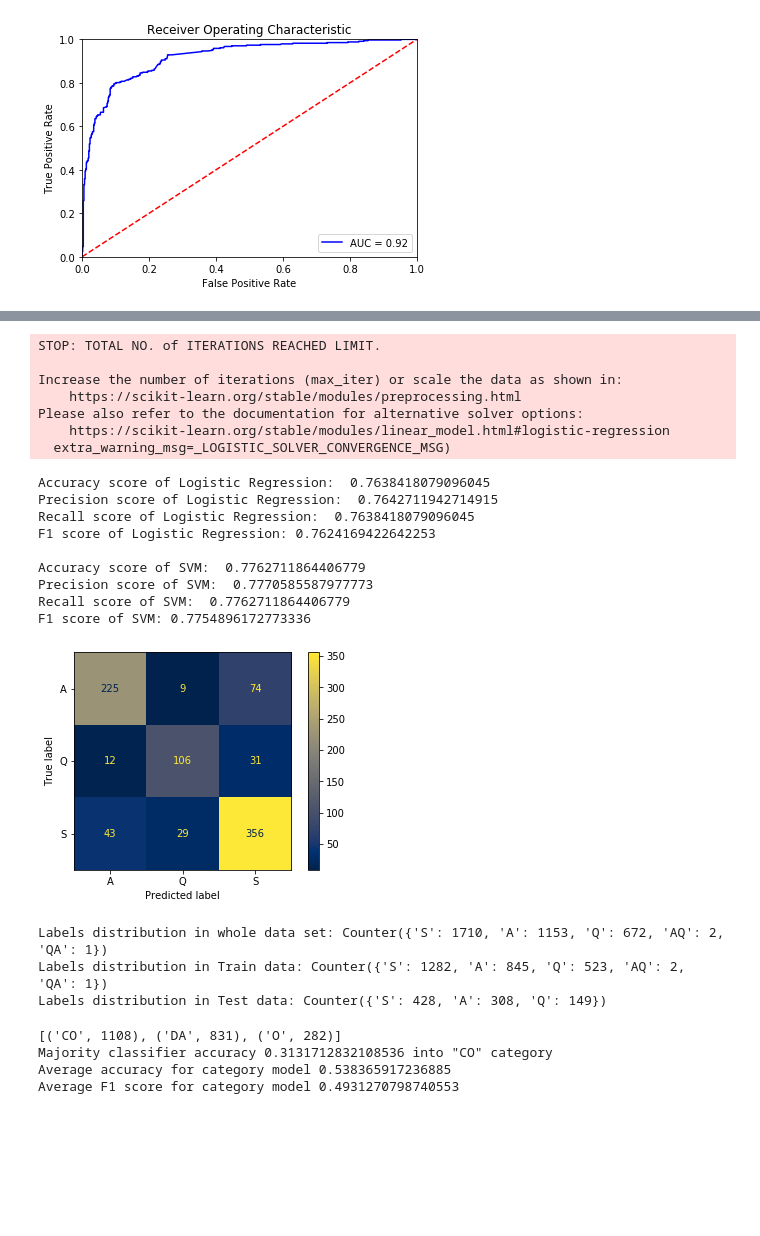
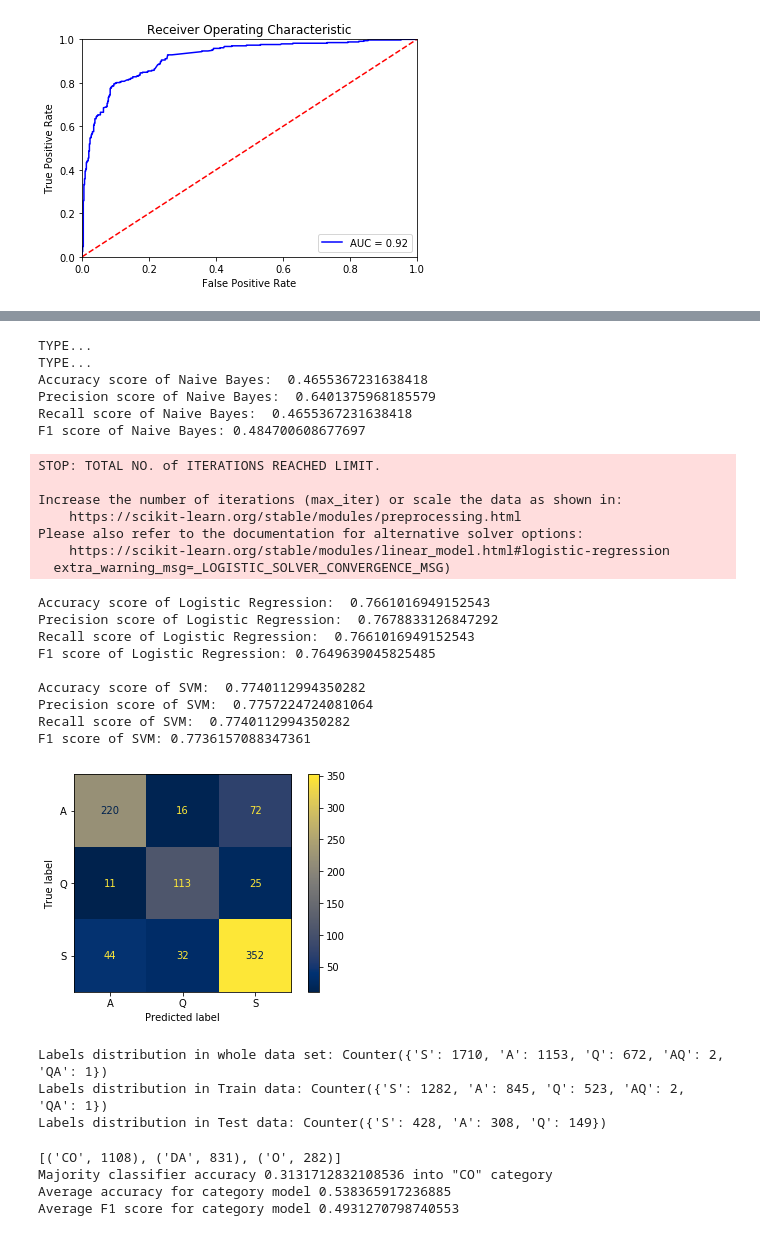
Before and after one commit to domenkos/IMapBook-NLP, a Jupyter notebook: code/Experiments.ipynb, the cells around one changed output, grey strips where cells are left out. Drawn from its saved outputs; the diff is of its cells as text; code cells hidden in the pictures; blank space fills up the shorter version.

```diff
--- a/code/Baseline models.ipynb
+++ b/code/Experiments.ipynb
@@ -519,70 +528,85 @@ plt.show()
 [figure]
 # %%
 # Recognise type
+
+cv = FeatureUnion([
+    ('tfidf', TfidfVectorizer(tokenizer = lambda x : x, preprocessor = lambda x : x, analyzer = 'word', sublinear_tf=True, max_df=0.5)),
+    ('feat', MeasureFeatures('type'))
+                  ])
+
+X_train_cv = cv.fit_transform( lemmasTrain )
+X_test_cv = cv.transform( lemmasTest )
+
 
 y_train = [ data[ 'Type'][ i ] for i in X_trainO.index ]
 y_test = [ data[ 'Type'][ i ] for i in X_testO.index ]
 
 
-# naive_bayes = MultinomialNB()
-# naive_bayes.fit( X_train_cv, y_train )
-# predictions = naive_bayes.predict( X_test_cv )
-# print( 'Accuracy score of Naive Bayes: ', accuracy_score( y_test, predictions ) )
-# print( 'Precision score of Naive Bayes: ', precision_score( y_test, predictions, average = 'weighted' ) )
-# print( 'Recall score of Naive Bayes: ', recall_score( y_test, predictions, average = 'weighted' ) )
-# print( 'F1 score of Naive Bayes:', f1_score( y_test, predictions, average = 'weighted' ) )
-# print()
+naive_bayes = GaussianNB()
+naive_bayes.fit( X_train_cv.toarray(), y_train )
+predictions = naive_bayes.predict( X_test_cv.toarray() )
+print( 'Accuracy score of Naive Bayes: ', accuracy_score( y_test, predictions ) )
+print( 'Precision score of Naive Bayes: ', precision_score( y_test, predictions, average = 'weighted' ) )
+print( 'Recall score of Naive Bayes: ', recall_score( y_test, predictions, average = 'weighted' ) )
+print( 'F1 score of Naive Bayes:', f1_score( y_test, predictions, average = 'weighted' ) )
+print()
 
 lr = LogisticRegression()
 lr.fit( X_train_cv, y_train )
 predictions = lr.predict( X_test_cv )
 print( 'Accuracy score of Logistic Regression: ', accuracy_score( y_test, predictions ) )
 print( 'Precision score of Logistic Regression: ', precision_score( y_test, predictions, average = 'weighted' ) )
 print( 'Recall score of Logistic Regression: ', recall_score( y_test, predictions, average = 'weighted' ) )
 print( 'F1 score of Logistic Regression:', f1_score( y_test, predictions, average = 'weighted' ) )
 print()
 
 
 svm = SVC( kernel = 'linear', C = 1, probability = True )
 svm.fit( X_train_cv, y_train )
 predictions = svm.predict( X_test_cv )
 
 print( 'Accuracy score of SVM: ', accuracy_score( y_test, predictions ) )
 print( 'Precision score of SVM: ', precision_score( y_test, predictions, average = 'weighted' ) )
 print( 'Recall score of SVM: ', recall_score( y_test, predictions, average = 'weighted' ) )
 print( 'F1 score of SVM:', f1_score( y_test, predictions, average = 'weighted' ) )
 print()
 
 plot_confusion_matrix( svm, X_test_cv, y_test, normalize = None, values_format = 'd', cmap = 'cividis', display_labels = [ 'A', 'Q', 'S' ] )
 plt.show()
 
 cAll = Counter( [ label for label in data[ 'Type' ] ] )
 cTrain = Counter( y_train )
 cTest = Counter( y_test )
 print( 'Labels distribution in whole data set: {0}'.format( cAll ) )
 print( 'Labels distribution in Train data: {0}'.format( cTrain ) )
 print( 'Labels distribution in Test data: {0}'.format( cTest ) )
 # %% [output]
-STOP: TOTAL NO. of ITERATIONS REACHED LIMIT.
-
-Increase the number of iterations (max_iter) or scale the data as shown in:
-    https://scikit-learn.org/stable/modules/preprocessing.html
-Please also refer to the documentation for alternative solver options:
-    https://scikit-learn.org/stable/modules/linear_model.html#logistic-regression
-  extra_warning_msg=_LOGISTIC_SOLVER_CONVERGENCE_MSG)
+TYPE...
+TYPE...
+Accuracy score of Naive Bayes:  0.4655367231638418
+Precision score of Naive Bayes:  0.6401375968185579
+Recall score of Naive Bayes:  0.4655367231638418
+F1 score of Naive Bayes: 0.484700608677697
-Accuracy score of Logistic Regression:  0.7638418079096045
-Precision score of Logistic Regression:  0.7642711942714915
-Recall score of Logistic Regression:  0.7638418079096045
-F1 score of Logistic Regression: 0.7624169422642253
+STOP: TOTAL NO. of ITERATIONS REACHED LIMIT.
 
-Accuracy score of SVM:  0.7762711864406779
-Precision score of SVM:  0.7770585587977773
-Recall score of SVM:  0.7762711864406779
-F1 score of SVM: 0.7754896172773336
+Increase the number of iterations (max_iter) or scale the data as shown in:
+    https://scikit-learn.org/stable/modules/preprocessing.html
+Please also refer to the documentation for alternative solver options:
+    https://scikit-learn.org/stable/modules/linear_model.html#logistic-regression
+  extra_warning_msg=_LOGISTIC_SOLVER_CONVERGENCE_MSG)
+Accuracy score of Logistic Regression:  0.7661016949152543
+Precision score of Logistic Regression:  0.7678833126847292
+Recall score of Logistic Regression:  0.7661016949152543
+F1 score of Logistic Regression: 0.7649639045825485
+
+Accuracy score of SVM:  0.7740112994350282
+Precision score of SVM:  0.7757224724081064
+Recall score of SVM:  0.7740112994350282
+F1 score of SVM: 0.7736157088347361
-[figure, old version]
+[figure, new version]
-Labels distribution in whole data set: Counter({'S': 1710, 'A': 1153, 'Q': 672, 'AQ': 2, 'QA': 1})
-Labels distribution in Train data: Counter({'S': 1282, 'A': 845, 'Q': 523, 'AQ': 2, 'QA': 1})
-Labels distribution in Test data: Counter({'S': 428, 'A': 308, 'Q': 149})
+Labels distribution in whole data set: Counter({'S': 1710, 'A': 1153, 'Q': 672, 'AQ': 2, 'QA': 1})
+Labels distribution in Train data: Counter({'S': 1282, 'A': 845, 'Q': 523, 'AQ': 2, 'QA': 1})
+Labels distribution in Test data: Counter({'S': 428, 'A': 308, 'Q': 149})
 # %%
 lemmasIMap = parseLemmas( DATA_DIR + 'IMap.output' ) #lemmatize( data[ 'Message' ], 'IMap' )
 index = int( len( lemmasIMap ) * 0.7 )
```
Also changed, not shown: parts of 8 cells of this notebook, 1 other file.
